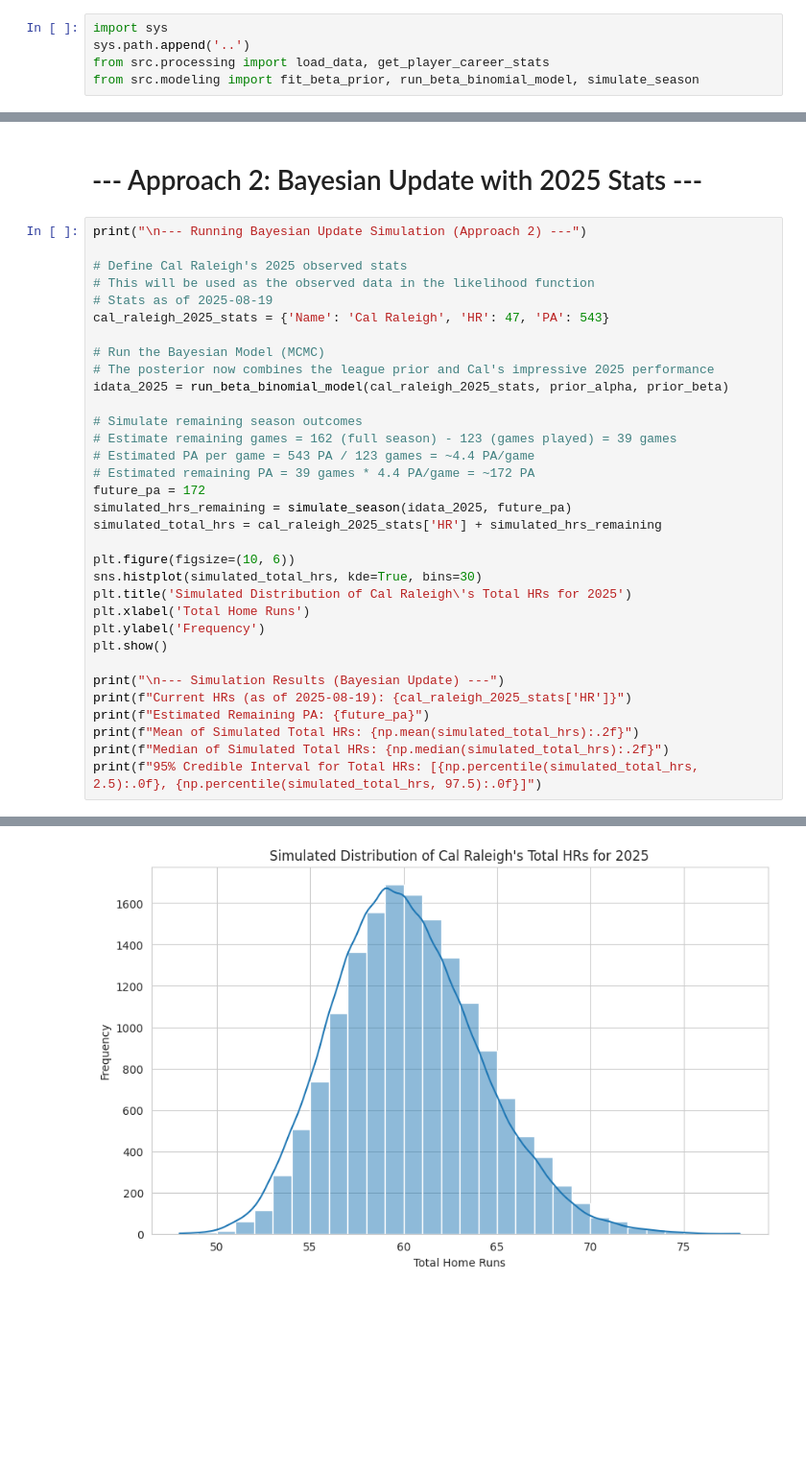
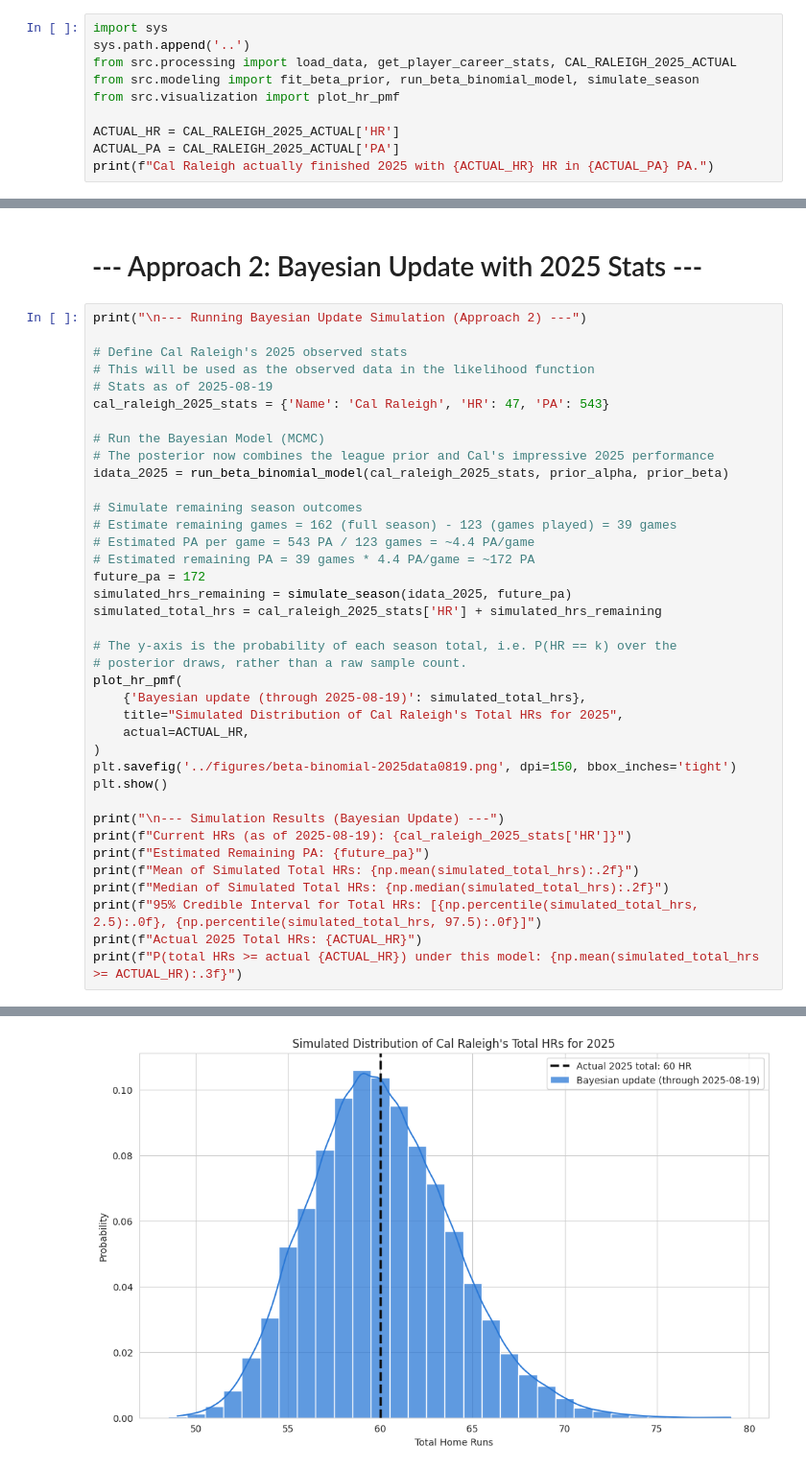
Before and after one commit to AaronBarel/cal-raleigh-hr-simulation, a Jupyter notebook: notebooks/01-beta-binomial.ipynb, the cells around one changed output, grey strips where cells are left out. Shown at 96% size. Cells and saved outputs as stored; diff of their text form; blank space fills up the shorter version.

```diff
--- a/notebooks/01-beta-binomial.ipynb
+++ b/notebooks/01-beta-binomial.ipynb
@@ -10,5 +10,10 @@ import pymc as pm
 # %%
 import sys
 sys.path.append('..')
-from src.processing import load_data, get_player_career_stats
+from src.processing import load_data, get_player_career_stats, CAL_RALEIGH_2025_ACTUAL
 from src.modeling import fit_beta_prior, run_beta_binomial_model, simulate_season
+from src.visualization import plot_hr_pmf
+
+ACTUAL_HR = CAL_RALEIGH_2025_ACTUAL['HR']
+ACTUAL_PA = CAL_RALEIGH_2025_ACTUAL['PA']
+print(f"Cal Raleigh actually finished 2025 with {ACTUAL_HR} HR in {ACTUAL_PA} PA.")
@@ -117,39 +130,44 @@ cal_raleigh_2025_stats = {'Name': 'Cal Raleigh', 'HR': 47, 'PA': 543}
 
 # Run the Bayesian Model (MCMC)
 # The posterior now combines the league prior and Cal's impressive 2025 performance
 idata_2025 = run_beta_binomial_model(cal_raleigh_2025_stats, prior_alpha, prior_beta)
 
 # Simulate remaining season outcomes
 # Estimate remaining games = 162 (full season) - 123 (games played) = 39 games
 # Estimated PA per game = 543 PA / 123 games = ~4.4 PA/game
 # Estimated remaining PA = 39 games * 4.4 PA/game = ~172 PA
 future_pa = 172
 simulated_hrs_remaining = simulate_season(idata_2025, future_pa)
 simulated_total_hrs = cal_raleigh_2025_stats['HR'] + simulated_hrs_remaining
 
-plt.figure(figsize=(10, 6))
-sns.histplot(simulated_total_hrs, kde=True, bins=30)
-plt.title('Simulated Distribution of Cal Raleigh\'s Total HRs for 2025')
-plt.xlabel('Total Home Runs')
-plt.ylabel('Frequency')
+# The y-axis is the probability of each season total, i.e. P(HR == k) over the
+# posterior draws, rather than a raw sample count.
+plot_hr_pmf(
+    {'Bayesian update (through 2025-08-19)': simulated_total_hrs},
+    title="Simulated Distribution of Cal Raleigh's Total HRs for 2025",
+    actual=ACTUAL_HR,
+)
+plt.savefig('../figures/beta-binomial-2025data0819.png', dpi=150, bbox_inches='tight')
 plt.show()
 
 print("\n--- Simulation Results (Bayesian Update) ---")
 print(f"Current HRs (as of 2025-08-19): {cal_raleigh_2025_stats['HR']}")
 print(f"Estimated Remaining PA: {future_pa}")
 print(f"Mean of Simulated Total HRs: {np.mean(simulated_total_hrs):.2f}")
 print(f"Median of Simulated Total HRs: {np.median(simulated_total_hrs):.2f}")
 print(f"95% Credible Interval for Total HRs: [{np.percentile(simulated_total_hrs, 2.5):.0f}, {np.percentile(simulated_total_hrs, 97.5):.0f}]")
+print(f"Actual 2025 Total HRs: {ACTUAL_HR}")
+print(f"P(total HRs >= actual {ACTUAL_HR}) under this model: {np.mean(simulated_total_hrs >= ACTUAL_HR):.3f}")
 # %% [output]
 Initializing NUTS using jitter+adapt_diag...
 --- Running Bayesian Update Simulation (Approach 2) ---
 Sequential sampling (4 chains in 1 job)
 NUTS: [theta]
 "ipywidgets" for Jupyter support
   warnings.warn('install "ipywidgets" for Jupyter support')
 [interactive output not drawn]
 Sampling 4 chains for 2_000 tune and 4_000 draw iterations (8_000 + 16_000 draws total) took 2 seconds.
-[figure, old version]
+[figure, new version]
 --- Simulation Results (Bayesian Update) ---
 Current HRs (as of 2025-08-19): 47
 Estimated Remaining PA: 172
```
Also changed, not shown: parts of 5 cells of this notebook, 9 other files.
